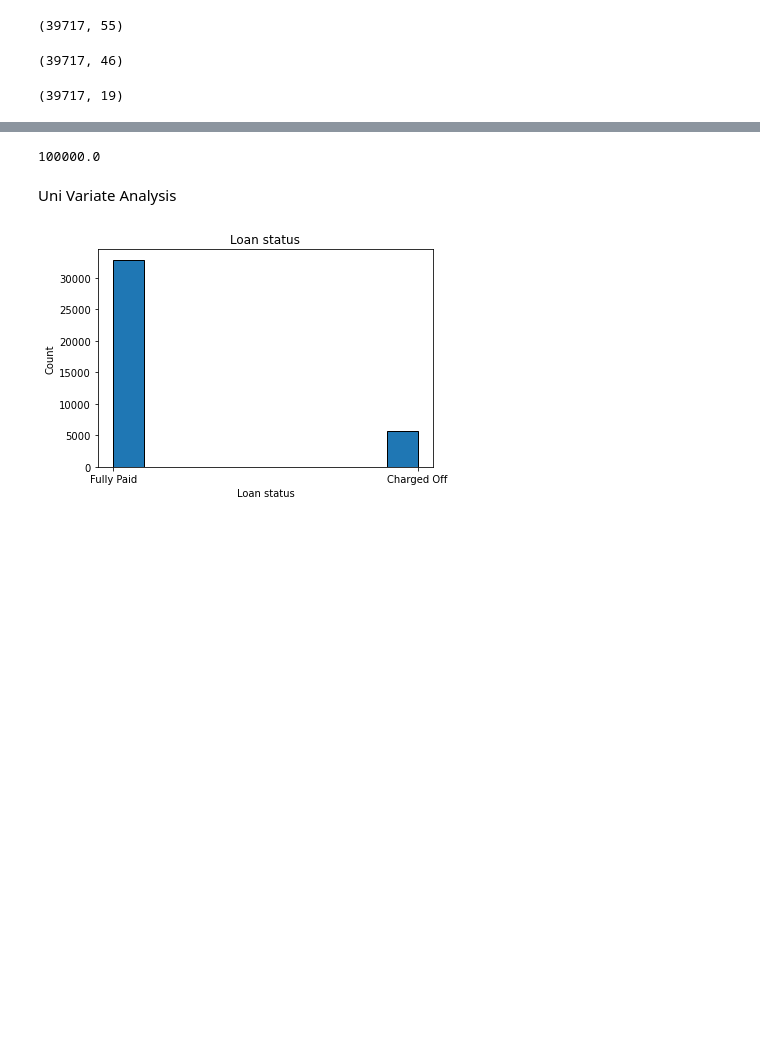
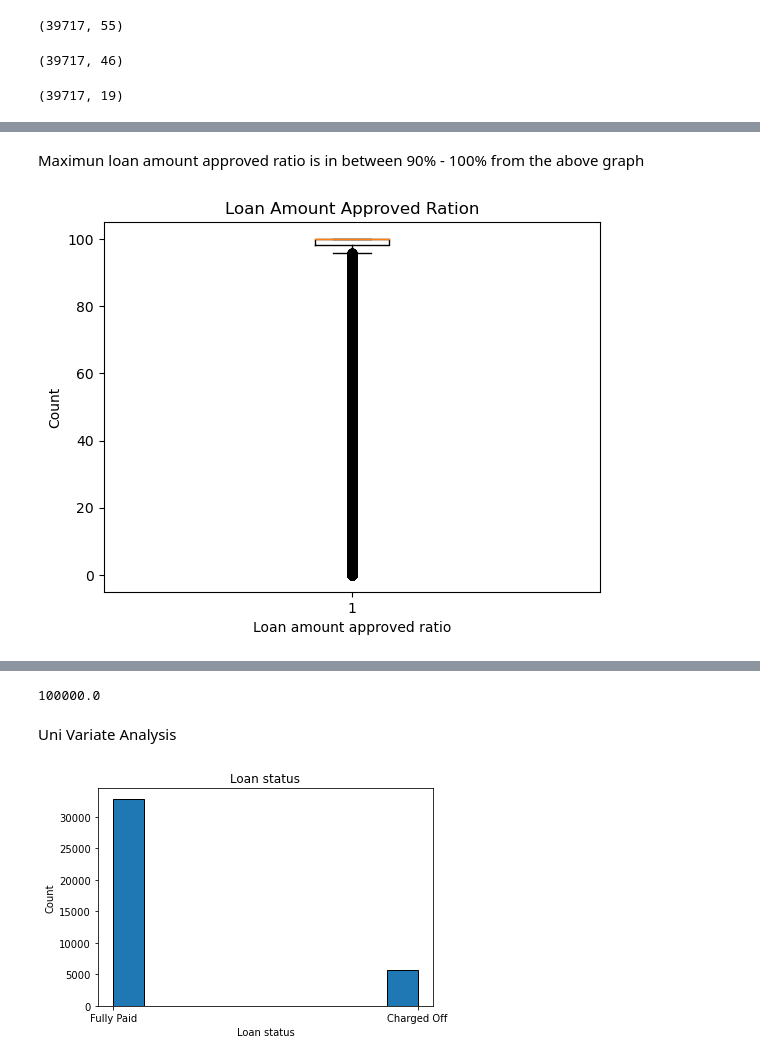
Before and after one commit to aswanth523/LendingClubCaseStudy, a Jupyter notebook: Lending_Club_Default_Analysis.ipynb, the cells around one changed output, grey strips where cells are left out. Saved outputs shown, nothing was run; the diff lists cells and outputs as text; code cells hidden in the pictures; blank space fills up the shorter version.

```diff
--- a/Lending_Club_Default_Analysis.ipynb
+++ b/Lending_Club_Default_Analysis.ipynb
@@ -83,0 +143,10 @@ df.installment=df.installment.astype(int)
+# %% [markdown]
+Maximun loan amount approved ratio is in between 90% - 100% from the above graph
+# %%
+plt.boxplot(df.loan_amnt_approved_ratio)
+plt.xlabel('Loan amount approved ratio')
+plt.ylabel("Count")
+plt.title("Loan Amount Approved Ration")
+plt.show()
+# %% [output]
+[figure, added]
```
Also changed, not shown: parts of 28 cells of this notebook, 1 other file.
